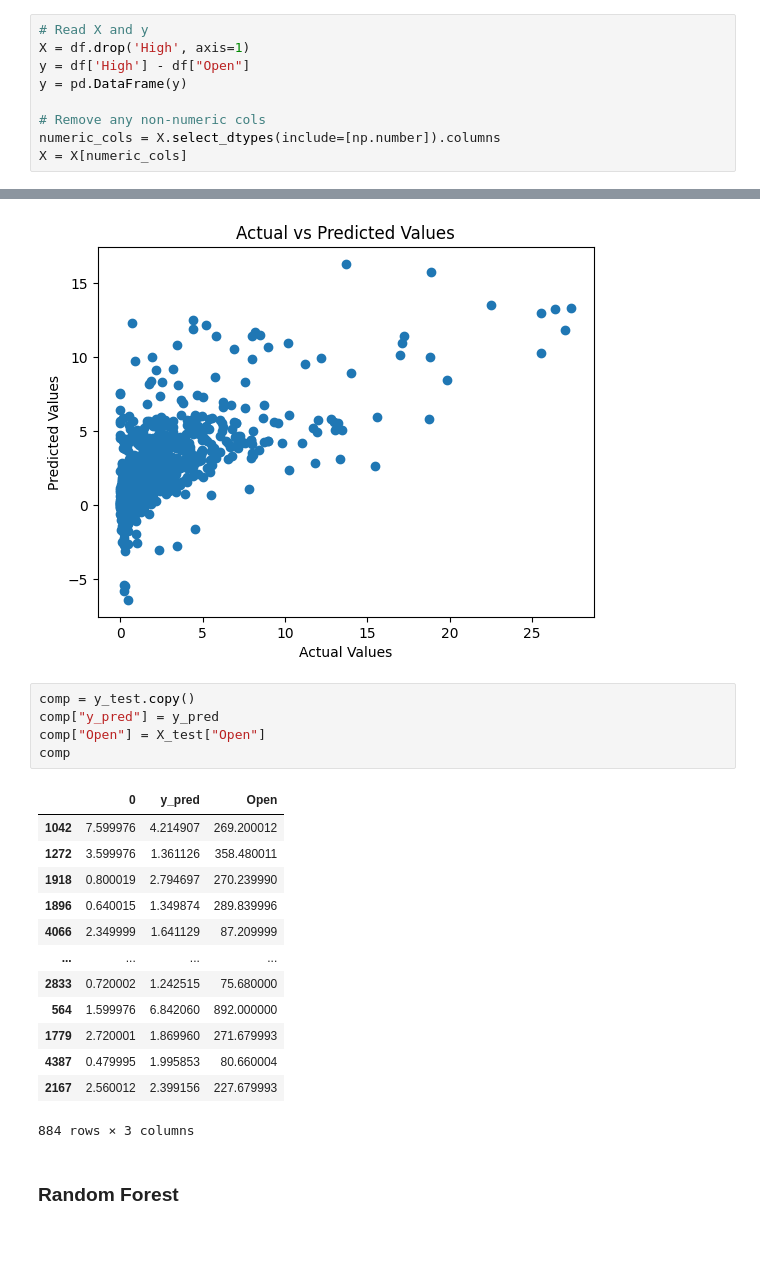
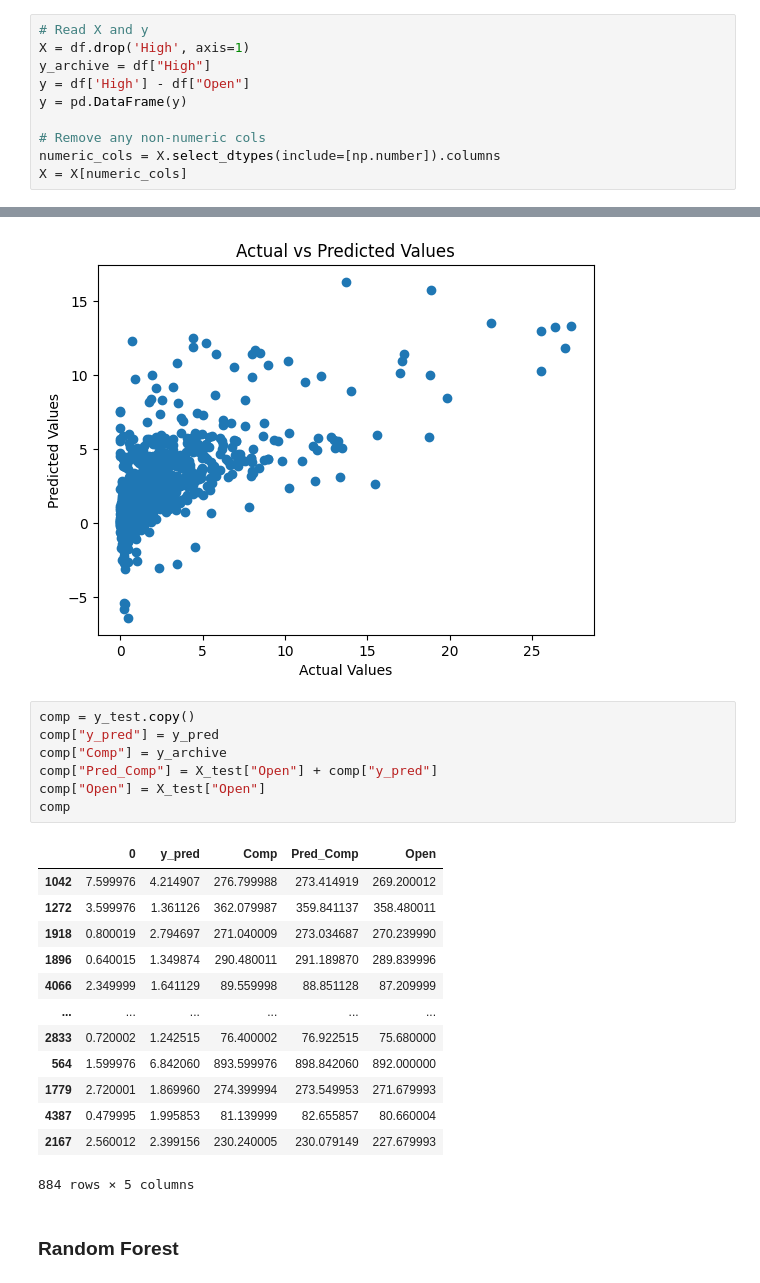
Before and after one commit to VibhuKrovvidi/USO_ETF_Day_Trading, a Jupyter notebook: notebooks/3_modelling.ipynb, the cells around one changed output, grey strips where cells are left out. Drawn from its saved outputs; the diff is of its cells as text; blank space fills up the shorter version.

```diff
--- a/notebooks/3_modelling.ipynb
+++ b/notebooks/3_modelling.ipynb
@@ -15,6 +15,7 @@ df = pd.read_csv("../data/master_dataset.csv")
 # %%
 # Read X and y
 X = df.drop('High', axis=1)
+y_archive = df["High"]
 y = df['High'] - df["Open"]
 y = pd.DataFrame(y)
 
@@ -142,22 +143,24 @@ Mean Squared Error: 7.01351186275784 R^2: 0.4250235240182627
 # %%
 comp = y_test.copy()
 comp["y_pred"] = y_pred
+comp["Comp"] = y_archive
+comp["Pred_Comp"] = X_test["Open"] + comp["y_pred"]
 comp["Open"] = X_test["Open"]
 comp
 # %% [output]
-|  | 0 | y_pred | Open |
-| 1042 | 7.599976 | 4.214907 | 269.200012 |
-| 1272 | 3.599976 | 1.361126 | 358.480011 |
-| 1918 | 0.800019 | 2.794697 | 270.239990 |
-| 1896 | 0.640015 | 1.349874 | 289.839996 |
-| 4066 | 2.349999 | 1.641129 | 87.209999 |
-| ... | ... | ... | ... |
-| 2833 | 0.720002 | 1.242515 | 75.680000 |
-| 564 | 1.599976 | 6.842060 | 892.000000 |
-| 1779 | 2.720001 | 1.869960 | 271.679993 |
-| 4387 | 0.479995 | 1.995853 | 80.660004 |
-| 2167 | 2.560012 | 2.399156 | 227.679993 |
+|  | 0 | y_pred | Comp | Pred_Comp | Open |
+| 1042 | 7.599976 | 4.214907 | 276.799988 | 273.414919 | 269.200012 |
+| 1272 | 3.599976 | 1.361126 | 362.079987 | 359.841137 | 358.480011 |
+| 1918 | 0.800019 | 2.794697 | 271.040009 | 273.034687 | 270.239990 |
+| 1896 | 0.640015 | 1.349874 | 290.480011 | 291.189870 | 289.839996 |
+| 4066 | 2.349999 | 1.641129 | 89.559998 | 88.851128 | 87.209999 |
+| ... | ... | ... | ... | ... | ... |
+| 2833 | 0.720002 | 1.242515 | 76.400002 | 76.922515 | 75.680000 |
+| 564 | 1.599976 | 6.842060 | 893.599976 | 898.842060 | 892.000000 |
+| 1779 | 2.720001 | 1.869960 | 274.399994 | 273.549953 | 271.679993 |
+| 4387 | 0.479995 | 1.995853 | 81.139999 | 82.655857 | 80.660004 |
+| 2167 | 2.560012 | 2.399156 | 230.240005 | 230.079149 | 227.679993 |
-884 rows × 3 columns
+884 rows × 5 columns
 # %% [markdown]
 ### Random Forest
 # %%
```
